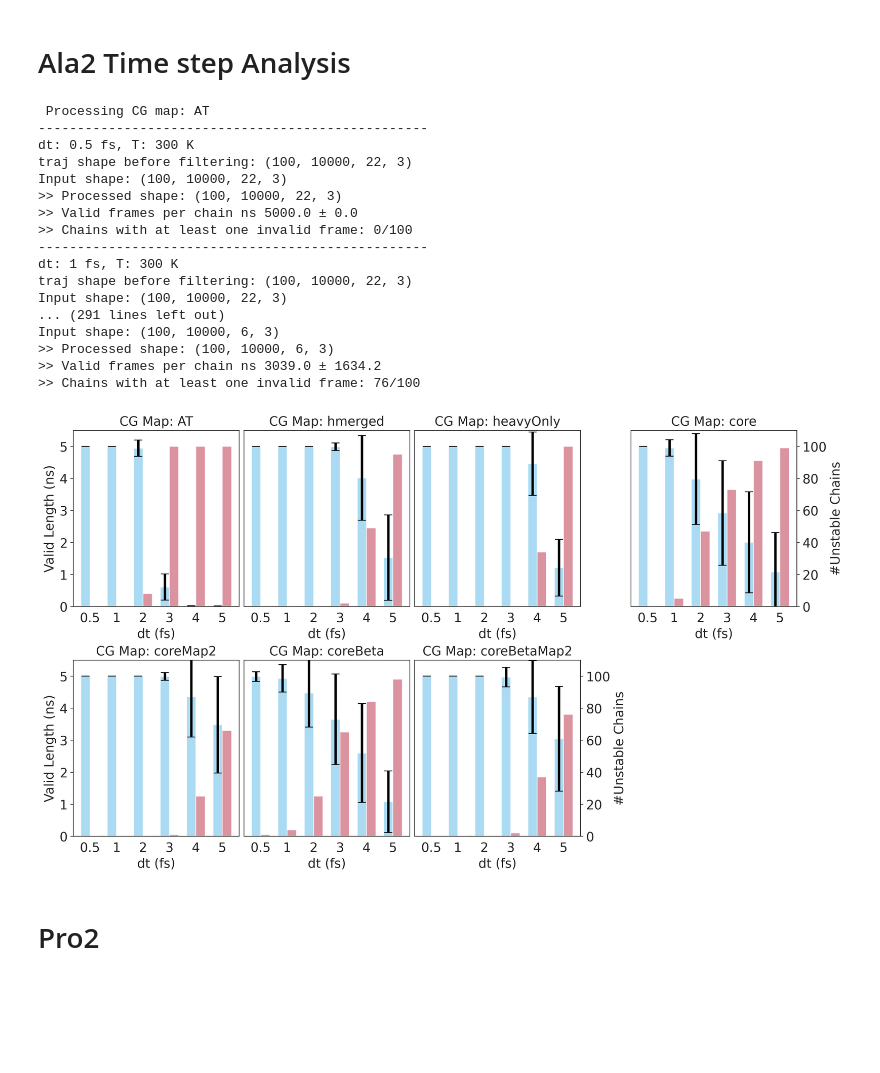
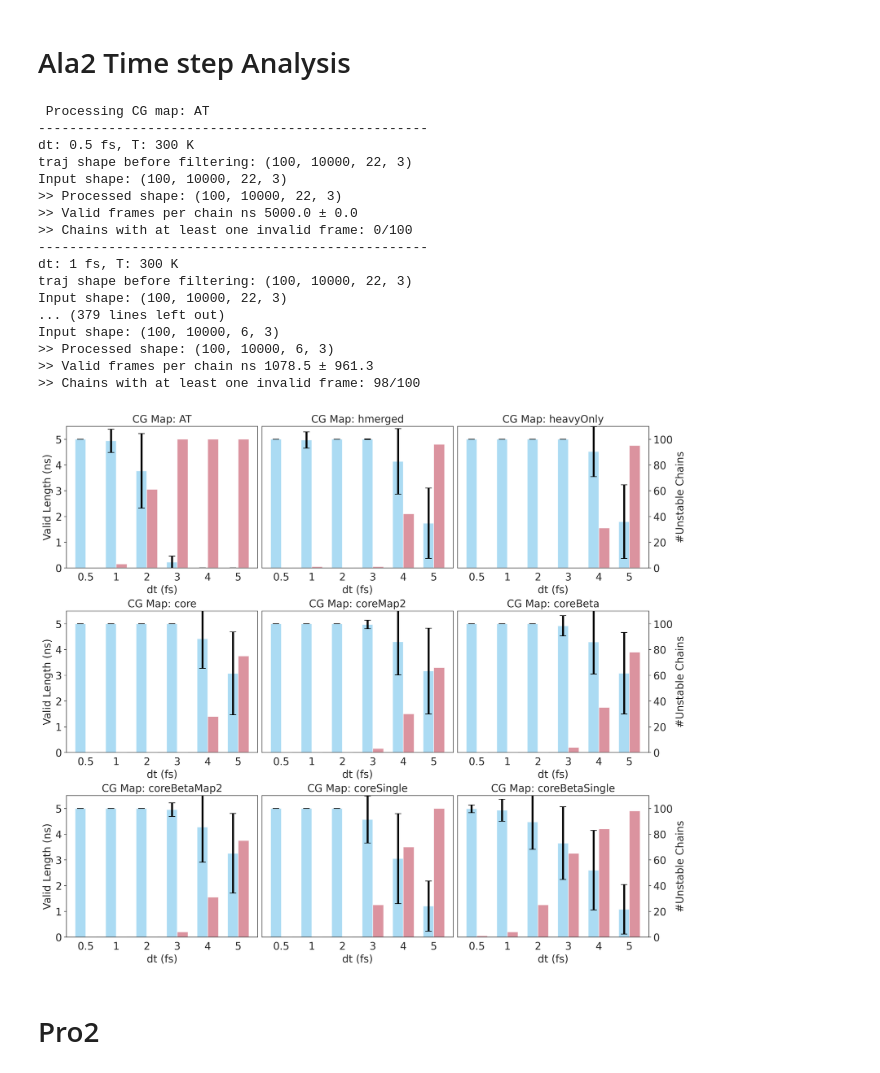
Before and after one commit to tummfm/CG-Mapping-Benchmark, a Jupyter notebook: amino_acids.ipynb, the cells around one changed output. Cells and saved outputs as stored; diff of their text form; code cells hidden in the pictures; blank space fills up the shorter version.

```diff
--- a/amino_acids.ipynb
+++ b/amino_acids.ipynb
@@ -547,6 +489,8 @@ ala2_maps = {
     'coreMap2': ([0,1,2,3], [1,2,3,4], [(0,1),(1,2),(2,3), (3,4)], 'heavyOnly'),
     'coreBeta': ([0,1,2,4], [1,2,4,5], [(0,1),(1,2),(2,4), (4,5)], 'heavyOnly'),
     'coreBetaMap2': ([0,1,2,4], [1,2,4,5], [(0,1),(1,2),(2,4), (4,5)], 'heavyOnly'),
+    'coreSingle': ([0,1,2,3], [1,2,3,4], [(0,1),(1,2),(2,3), (3,4)], 'heavyOnly'),
+    'coreBetaSingle': ([0,1,2,4], [1,2,4,5], [(0,1),(1,2),(2,4), (4,5)], 'heavyOnly'),
 }
 
 epochs = 50
@@ -559,6 +503,8 @@ for cgmap, base_path in {
     "coreMap2": 'Amino_acids/capped_ala/Ala2_map=coreMap2/',
     "coreBeta": 'Amino_acids/capped_ala/Ala2_map=coreBeta/',
     "coreBetaMap2": 'Amino_acids/capped_ala/Ala2_map=coreBetaMap2/',
+    "coreSingle": 'Amino_acids/capped_ala/Ala2_map=coreSingle/',
+    "coreBetaSingle": 'Amino_acids/capped_ala/Ala2_map=coreBetaSingle/',
 }.items():
     cg_names = []
     cg_coords = []
@@ -635,60 +581,73 @@ Input shape: (100, 10000, 22, 3)
 dt: 1 fs, T: 300 K
 traj shape before filtering: (100, 10000, 22, 3)
 Input shape: (100, 10000, 22, 3)
-... (291 lines left out)
+... (379 lines left out)
 Input shape: (100, 10000, 6, 3)
 >> Processed shape: (100, 10000, 6, 3)
->> Valid frames per chain ns 3039.0 ± 1634.2
->> Chains with at least one invalid frame: 76/100
+>> Valid frames per chain ns 1078.5 ± 961.3
+>> Chains with at least one invalid frame: 98/100
 # %%
 data = {
     'AT': {
         'dt': [0.5, 1, 2, 3, 4, 5],
-        'mean': [5000.0, 5000.0, 4940.9, 607.0, 13.2, 8.4],
-        'std': [0.0, 0.0, 254.8, 409.4, 12.5, 7.6],
-        'n_exploded': [0, 0, 8, 100, 100, 100]
+        'mean': [5000.0, 4936.5, 3768.1, 223.0, 2.7, 1.7],
+        'std': [0.0, 451.2, 1450.2, 234.9, 0.9, 0.6],
+        'n_exploded': [0, 3, 61, 100, 100, 100]
     },
     'hmerged': {
         'dt': [0.5, 1, 2, 3, 4, 5],
-        'mean': [5000.0, 5000.0, 5000.0, 4987.1, 4013.8, 1527.4],
-        'std': [0.0, 0.0, 0.0, 118.7, 1325.5, 1332.8],
-        'n_exploded': [0, 0, 0, 2, 49, 95]
+        'mean': [5000.0, 4967.9, 5000.0, 4998.8, 4136.2, 1734.1],
+        'std': [0.0, 319.6, 0.0, 11.8, 1271.9, 1367.1],
+        'n_exploded': [0, 1, 0, 1, 42, 96]
     },
     'heavyOnly': {
         'dt': [0.5, 1, 2, 3, 4, 5],
-        'mean': [5000.0, 5000.0, 5000.0, 5000.0, 4456.9, 1209.0],
-        'std': [0.0, 0.0, 0.0, 0.0, 986.4, 884.1],
-        'n_exploded': [0, 0, 0, 0, 34, 100]
+        'mean': [5000.0, 5000.0, 5000.0, 5000.0, 4518.1, 1793.2],
+        'std': [0.0, 0.0, 0.0, 0.0, 969.7, 1432.8],
+        'n_exploded': [0, 0, 0, 0, 31, 95]
     },
     'core': {
         'dt': [0.5, 1, 2, 3, 4, 5],
-        'mean': [5000.0, 4950.8, 3977.8, 2918.4, 2003.4, 1074.7],
-        'std': [0.0, 259.2, 1419.1, 1630.4, 1580.1, 1232.2],
-        'n_exploded': [0, 5, 47, 73, 91, 99]
+        'mean': [5000.0, 5000.0, 5000.0, 5000.0, 4418.2, 3068.8],
+        'std': [0.0, 0.0, 0.0, 0.0, 1152.9, 1609.8],
+        'n_exploded': [0, 0, 0, 0, 28, 75]
     },
     'coreMap2': {
         'dt': [0.5, 1, 2, 3, 4, 5],
-        'mean': [5000.0, 5000.0, 5000.0, 4987.8, 4350.5, 3478.3],
-        'std': [0.0, 0.0, 0.0, 121.7, 1252.8, 1507.0],
-        'n_exploded': [0, 0, 0, 1, 25, 66]
+        'mean': [5000.0, 5000.0, 5000.0, 4972.1, 4295.8, 3162.6],
+        'std': [0.0, 0.0, 0.0, 167.2, 1287.3, 1669.0],
+        'n_exploded': [0, 0, 0, 3, 30, 66]
     },
     'coreBeta': {
+        'dt': [0.5, 1, 2, 3, 4, 5],
+        'mean': [5000.0, 5000.0, 5000.0, 4920.2, 4294.1, 3080.4],
+        'std': [0.0, 0.0, 0.0, 394.3, 1246.7, 1584.7],
+        'n_exploded': [0, 0, 0, 4, 35, 78]
+    },
+    'coreBetaMap2': {
+        'dt': [0.5, 1, 2, 3, 4, 5],
+        'mean': [5000.0, 5000.0, 5000.0, 4952.3, 4273.8, 3255.0],
+        'std': [0.0, 0.0, 0.0, 262.5, 1359.3, 1543.7],
+        'n_exploded': [0, 0, 0, 4, 31, 75]
+    },
+    'coreSingle': {
+        'dt': [0.5, 1, 2, 3, 4, 5],
+        'mean': [5000.0, 5000.0, 5000.0, 4568.5, 3047.6, 1204.2],
+        'std': [0.0, 0.0, 0.0, 912.7, 1748.9, 973.5],
+        'n_exploded': [0, 0, 0, 25, 70, 100]
+    },
+    'coreBetaSingle': {
         'dt': [0.5, 1, 2, 3, 4, 5],
         'mean': [4984.8, 4929.1, 4471.2, 3649.1, 2597.2, 1078.5],
         'std': [151.6, 428.0, 1060.9, 1413.1, 1543.3, 961.3],
         'n_exploded': [1, 4, 25, 65, 84, 98]
-    },
-    'coreBetaMap2': {
-        'dt': [0.5, 1, 2, 3, 4, 5],
-        'mean': [5000.0, 5000.0, 5000.0, 4967.8, 4346.5, 3039.0],
-        'std': [0.0, 0.0, 0.0, 306.4, 1133.9, 1634.2],
-        'n_exploded': [0, 0, 0, 2, 37, 76]
     }
 }
+
 # Plotting
 cg_maps = list(data.keys())
 num_maps = len(cg_maps)
-cols = 4
+cols = 3
 rows = int(np.ceil(num_maps / cols))
 
 fig, axes = plt.subplots(rows, cols, figsize=(14, 4 * rows), constrained_layout=True)
@@ -725,34 +684,34 @@ for i, cg_map in enumerate(cg_maps):
     ax2.set_ylabel('#Unstable Chains')
     ax2.tick_params(axis='y')
     ax2.set_ylim(0, 110) # Max is 100
 
     # Add legend
     # Combine legends
     lines1, labels1 = ax1.get_legend_handles_labels()
     lines2, labels2 = ax2.get_legend_handles_labels()
     # ax1.legend(lines1 + lines2, labels1 + labels2, loc='upper right') # upper left might cover data for high validity
     ax_pairs.append((ax1, ax2))
 
 # Hide unused subplots
 for i in range(num_maps, len(axes)):
     axes[i].axis('off')
 
 for r in range(rows):
     start = r * cols
     end = min(start + cols, len(ax_pairs))
     row_axes = ax_pairs[start:end]
 
     for j, (ax1, ax2) in enumerate(row_axes):
         if j != 0:  # not leftmost
             ax1.yaxis.set_visible(False)
             ax1.spines['left'].set_visible(False)
         if j != len(row_axes) - 1:  # not rightmost
             ax2.yaxis.set_visible(False)
             ax2.spines['right'].set_visible(False)
 
 plt.savefig('Amino_acids/ala2_cg_map_stability_comparison_NVE.pdf')
 # %% [output]
-[figure, old version]
+[figure, new version]
 # %% [markdown]
 # Pro2
 # %%
```
Also changed, not shown: parts of 21 cells of this notebook, 10 other files.
